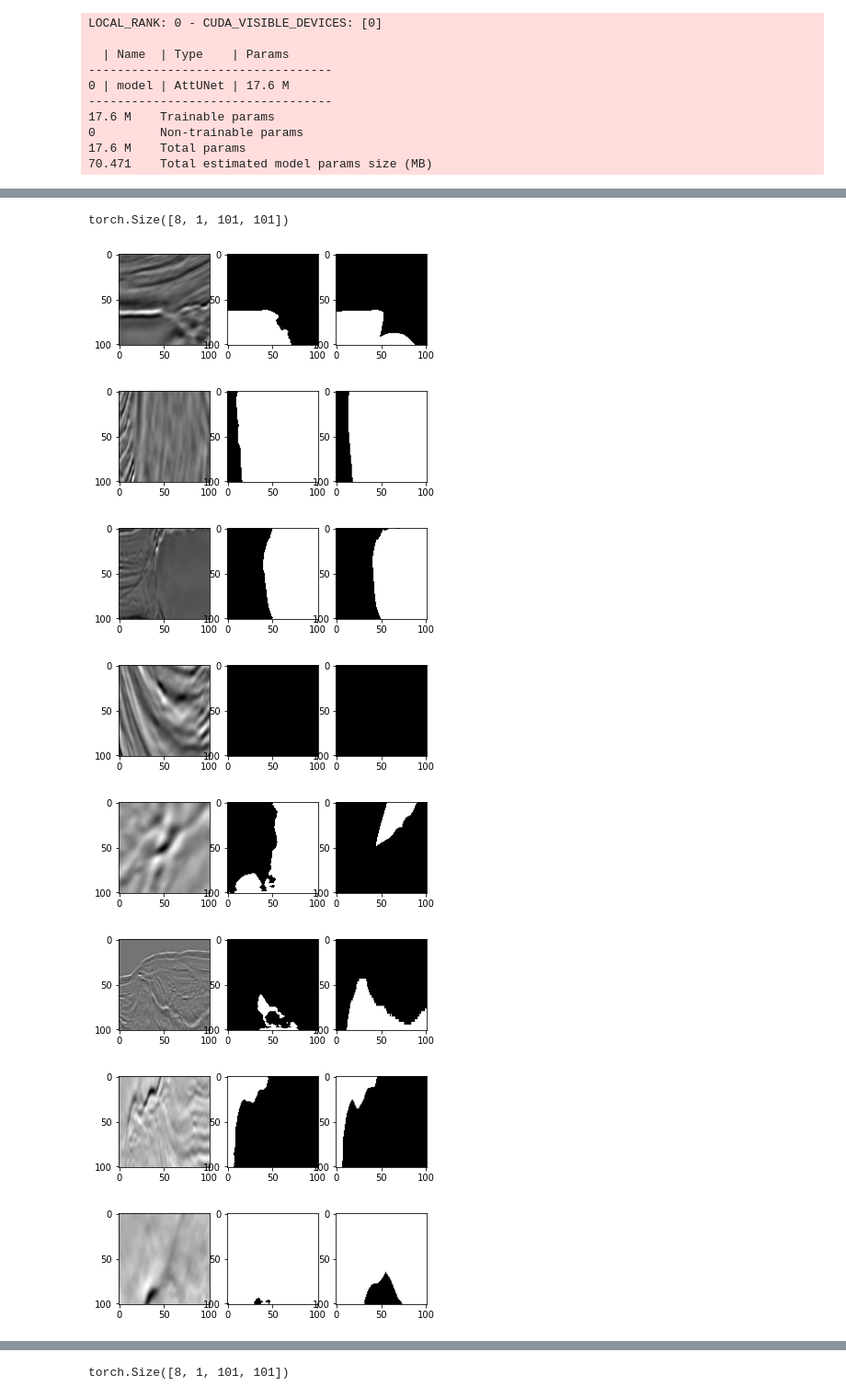
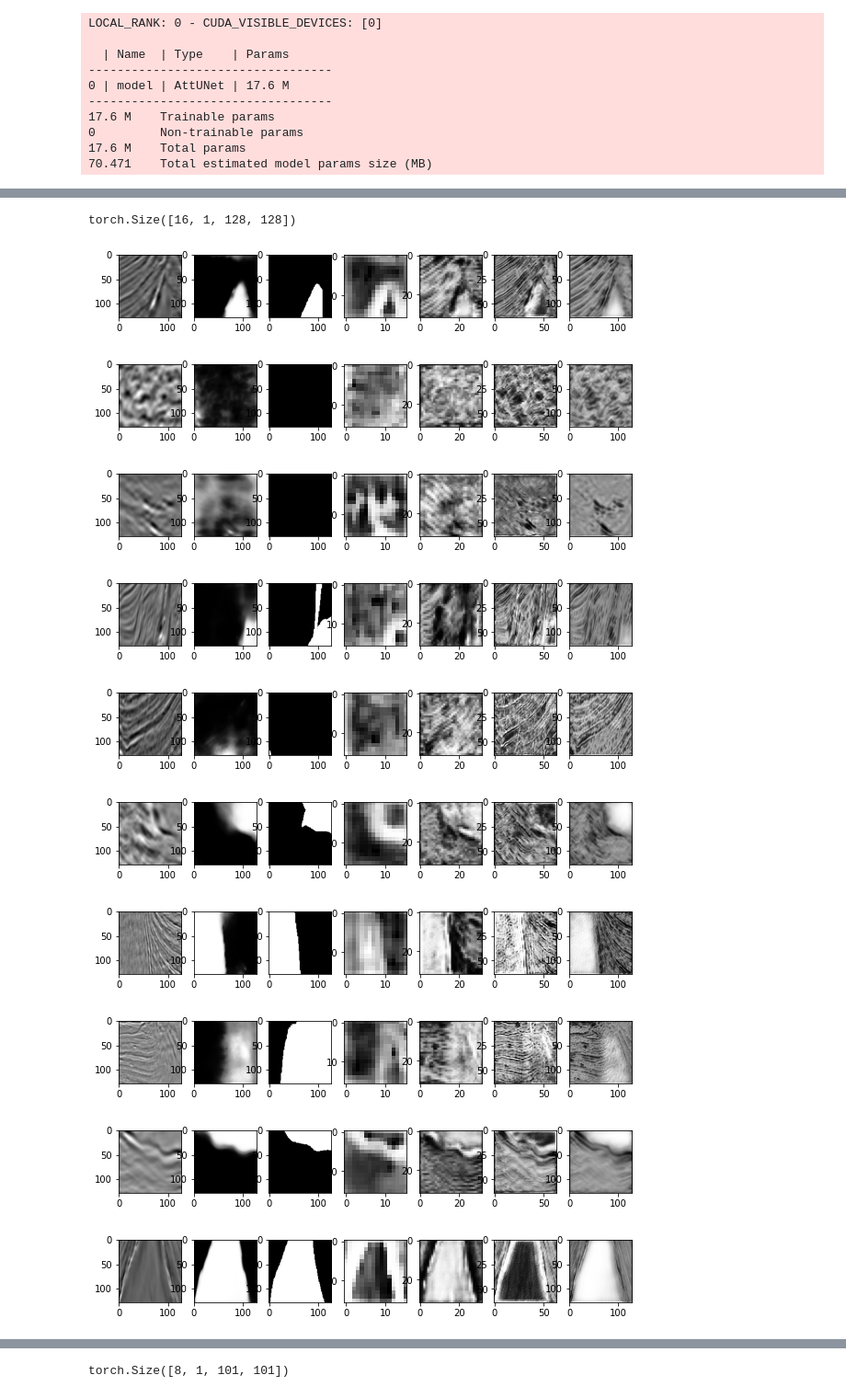
Before and after one commit to NNHieu/INT3405_TGSSalt, a Jupyter notebook: Train.ipynb, the cells around one changed output, grey strips where cells are left out. Shown at 92% size. Saved outputs shown, nothing was run; the diff lists cells and outputs as text; code cells hidden in the pictures.

```diff
--- a/Train.ipynb
+++ b/Train.ipynb
@@ -140,0 +144,4 @@ torch.save(model.model.state_dict(), 'unet1.pth')
+# %%
+test_model = AttUNet(1,1, True)
+# %%
+test_model.load_state_dict(torch.load(os.path.join(checkpoint_dir, 'last.pth')))
@@ -141,28 +160,34 @@ torch.save(model.model.state_dict(), 'unet1.pth')
 # %%
 dl_iter = iter(val_dl)
 # %%
-model.eval()
-model.cuda()
+test_model.eval()
+test_model.cuda()
 with torch.no_grad():
     b = next(dl_iter)
-    preds = F.sigmoid(model(b[0].cuda()))
+    logits, atts = test_model(b[0].cuda(), True)
+    preds = F.sigmoid(logits)
     print(preds.size())
-    for img, msk, pred_msk in zip(b[0], b[1], preds):
+    for img, msk, pred_msk, att in zip(b[0], b[1], preds, zip(*atts)):
         _img = img[0].squeeze(0)
-        _pred_msk = pred_msk.squeeze().cpu().numpy().round()
+        _pred_msk = pred_msk.squeeze().cpu().numpy()
         _msk = msk.squeeze(0).round()
-        fig,_ = plt.subplots(nrows=1, ncols=3)
+        fig,_ = plt.subplots(nrows=1, ncols=7, figsize=(10, 16))
         fig.axes[0].imshow(_img, cmap='gray')
         fig.axes[1].imshow(_pred_msk, cmap='gray')
         fig.axes[2].imshow(_msk, cmap='gray')
+        for i, a in enumerate(att):
+            _att = a.squeeze().cpu().numpy()
+            fig.axes[i + 3].imshow(_att, cmap='gray')
     plt.show()
 # %% [output]
-torch.Size([8, 1, 101, 101])
+torch.Size([16, 1, 128, 128])
-[figure, old version]
+[figure, new version]
-[figure, old version]
+[figure, new version]
-[figure, old version]
+[figure, new version]
-[figure, old version]
+[figure, new version]
-[figure, old version]
+[figure, new version]
-[figure, old version]
+[figure, new version]
-[figure, old version]
+[figure, new version]
-[figure, old version]
+[figure, new version]
+[figure, added]
+[figure, added]
```
Also changed, not shown: parts of 7 cells of this notebook, 22 other files.
